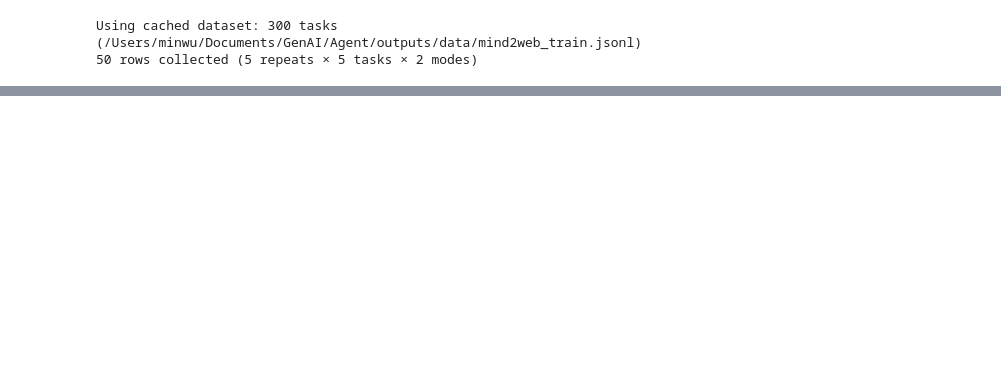
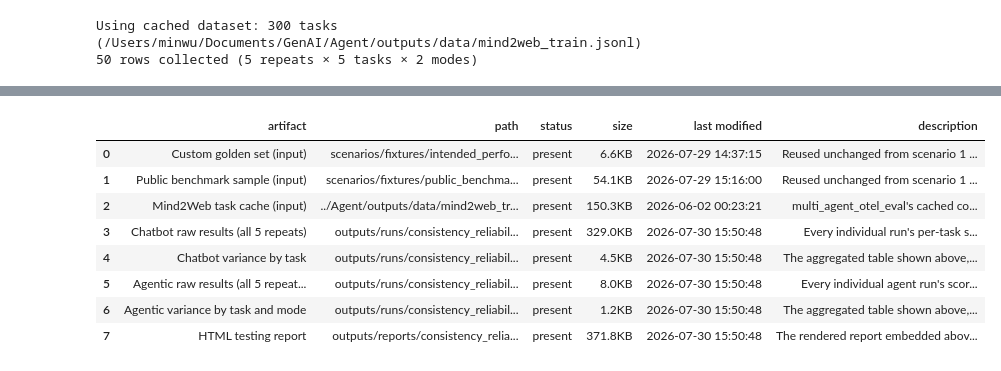
Before and after one commit to minw0607/genai_alignment, a Jupyter notebook: notebooks/02_consistency_reliability.ipynb, the cells around one changed output, grey strips where cells are left out. Cells and saved outputs as stored; diff of their text form; code cells hidden in the pictures; blank space fills up the shorter version.

```diff
--- a/notebooks/02_consistency_reliability.ipynb
+++ b/notebooks/02_consistency_reliability.ipynb
@@ -151,0 +197,13 @@ Report saved to outputs/reports/consistency_reliability.html
+# %%
+saved_paths = scenario.save_artifacts(chatbot_runs["results"], chatbot_var, agentic_runs["results"], agentic_var)
+artifact_trail(scenario.artifacts(saved_paths, report_path))
+# %% [output]
+|  | artifact | path | status | size | last modified | description |
+| 0 | Custom golden set (input) | scenarios/fixtures/intended_perfo... | present | 6.6KB | 2026-07-29 14:37:15 | Reused unchanged from scenario 1 ... |
+| 1 | Public benchmark sample (input) | scenarios/fixtures/public_benchma... | present | 54.1KB | 2026-07-29 15:16:00 | Reused unchanged from scenario 1 ... |
+| 2 | Mind2Web task cache (input) | ../Agent/outputs/data/mind2web_tr... | present | 150.3KB | 2026-06-02 00:23:21 | multi_agent_otel_eval's cached co... |
+| 3 | Chatbot raw results (all 5 repeats) | outputs/runs/consistency_reliabil... | present | 329.0KB | 2026-07-30 15:50:48 | Every individual run's per-task s... |
+| 4 | Chatbot variance by task | outputs/runs/consistency_reliabil... | present | 4.5KB | 2026-07-30 15:50:48 | The aggregated table shown above,... |
+| 5 | Agentic raw results (all 5 repeat... | outputs/runs/consistency_reliabil... | present | 8.0KB | 2026-07-30 15:50:48 | Every individual agent run's scor... |
+| 6 | Agentic variance by task and mode | outputs/runs/consistency_reliabil... | present | 1.2KB | 2026-07-30 15:50:48 | The aggregated table shown above,... |
+| 7 | HTML testing report | outputs/reports/consistency_relia... | present | 371.8KB | 2026-07-30 15:50:48 | The rendered report embedded abov... |
```
Also changed, not shown: parts of 20 cells of this notebook, 10 other files.
